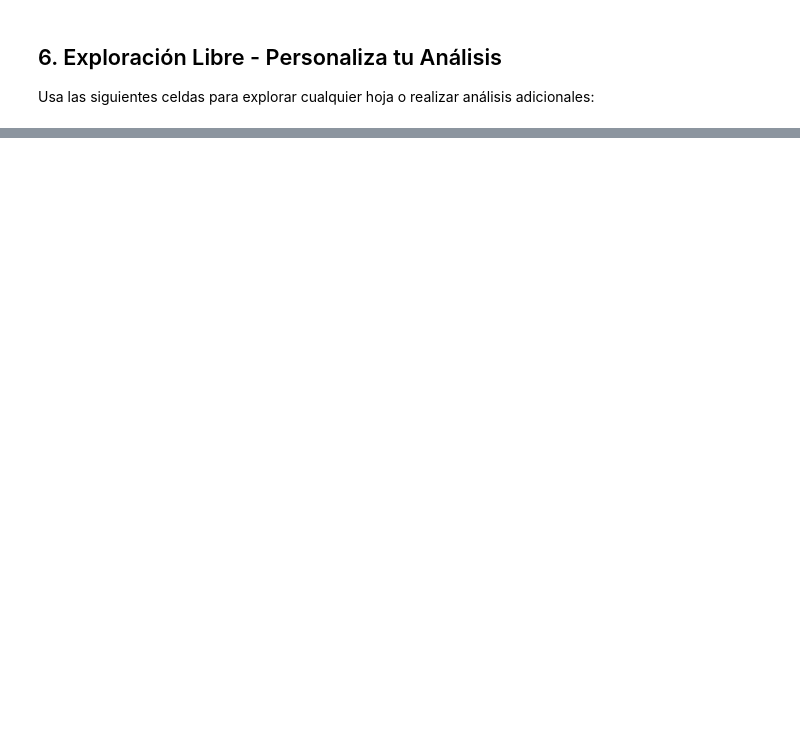
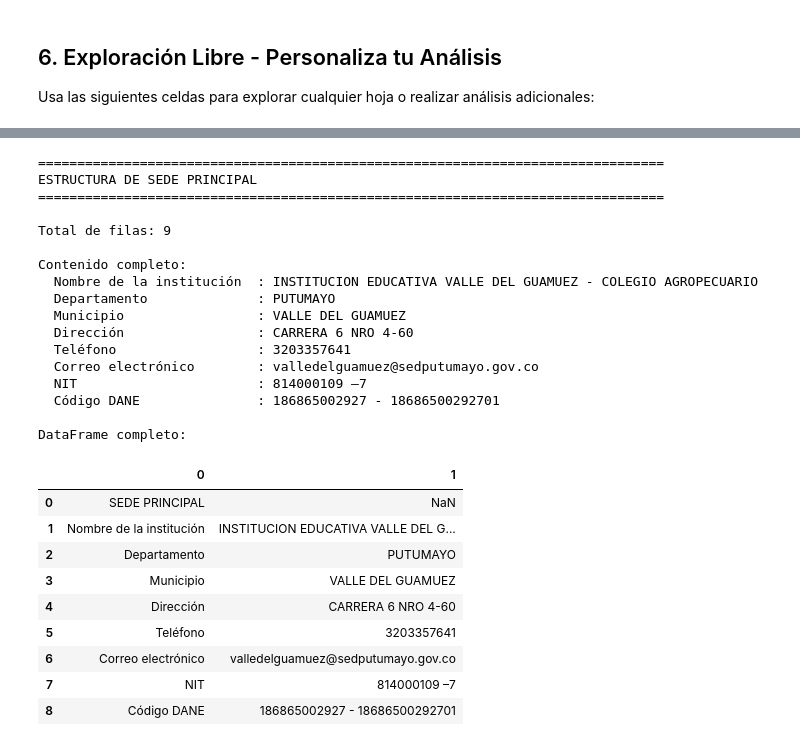
Before and after one commit to alexfdz55/SEDE-seed-python, a Jupyter notebook: analisis_excel.ipynb, the cells around one changed output, grey strips where cells are left out. Drawn from its saved outputs; the diff is of its cells as text; code cells hidden in the pictures; blank space fills up the shorter version.

```diff
--- a/analisis_excel.ipynb
+++ b/analisis_excel.ipynb
@@ -25,7 +25,7 @@ print("✓ Librerías importadas correctamente")
 ## 2. Cargar Excel y Explorar Estructura
 # %%
 # Cargar archivo Excel
-archivo_excel = "seed_Pablo_Neruda.xlsx"
+archivo_excel = "seed VALLE DEL GUAMUEZ.xlsx"
 excel_file = pd.ExcelFile(archivo_excel)
 
 # Mostrar todas las hojas con conteo de filas
@@ -337,0 +383,65 @@ Usa las siguientes celdas para explorar cualquier hoja o realizar análisis adic
+# %%
+
+# Inspeccionar Sede Principal - Leer correctamente sin header
+print("=" * 80)
+print("ESTRUCTURA DE SEDE PRINCIPAL")
+print("=" * 80)
+
+if 'Sede principal' in excel_file.sheet_names:
+    # Leer sin header para obtener todos los datos incluyendo NIT y Código DANE
+    df_sede = pd.read_excel(excel_file, sheet_name='Sede principal', header=None)
+
+    print(f"\nTotal de filas: {len(df_sede)}")
+    print(f"\nContenido completo:")
+
+    # Crear diccionario con etiqueta -> valor
+    data = {}
+    for idx, row in df_sede.iterrows():
+        etiqueta = row.iloc[0]
+        if pd.isna(etiqueta):
+            continue
+
+        etiqueta_str = str(etiqueta).strip()
+
+        # Saltar titulo
+        if etiqueta_str.upper() == 'SEDE PRINCIPAL':
+            continue
+
+        valor = row.iloc[1] if len(row) > 1 else None
+        valor_str = '' if pd.isna(valor) else str(valor).strip()
+        data[etiqueta_str] = valor_str
+
+        print(f"  {etiqueta_str:25} : {valor_str}")
+
+    print(f"\nDataFrame completo:")
+    display(df_sede)
+else:
+    print("⚠️ No se encontró la hoja 'Sede principal'")
+# %% [output]
+================================================================================
+ESTRUCTURA DE SEDE PRINCIPAL
+================================================================================
+
+Total de filas: 9
+
+Contenido completo:
+  Nombre de la institución  : INSTITUCION EDUCATIVA VALLE DEL GUAMUEZ - COLEGIO AGROPECUARIO
+  Departamento              : PUTUMAYO
+  Municipio                 : VALLE DEL GUAMUEZ
+  Dirección                 : CARRERA 6 NRO 4-60
+  Teléfono                  : 3203357641
+  Correo electrónico        : valledelguamuez@sedputumayo.gov.co
+  NIT                       : 814000109 –7
+  Código DANE               : 186865002927 - 18686500292701
+
+DataFrame completo:
+|  | 0 | 1 |
+| 0 | SEDE PRINCIPAL | NaN |
+| 1 | Nombre de la institución | INSTITUCION EDUCATIVA VALLE DEL G... |
+| 2 | Departamento | PUTUMAYO |
+| 3 | Municipio | VALLE DEL GUAMUEZ |
+| 4 | Dirección | CARRERA 6 NRO 4-60 |
+| 5 | Teléfono | 3203357641 |
+| 6 | Correo electrónico | valledelguamuez@sedputumayo.gov.co |
+| 7 | NIT | 814000109 –7 |
+| 8 | Código DANE | 186865002927 - 18686500292701 |
```
Also changed, not shown: parts of 4 cells of this notebook, 2 other files.
